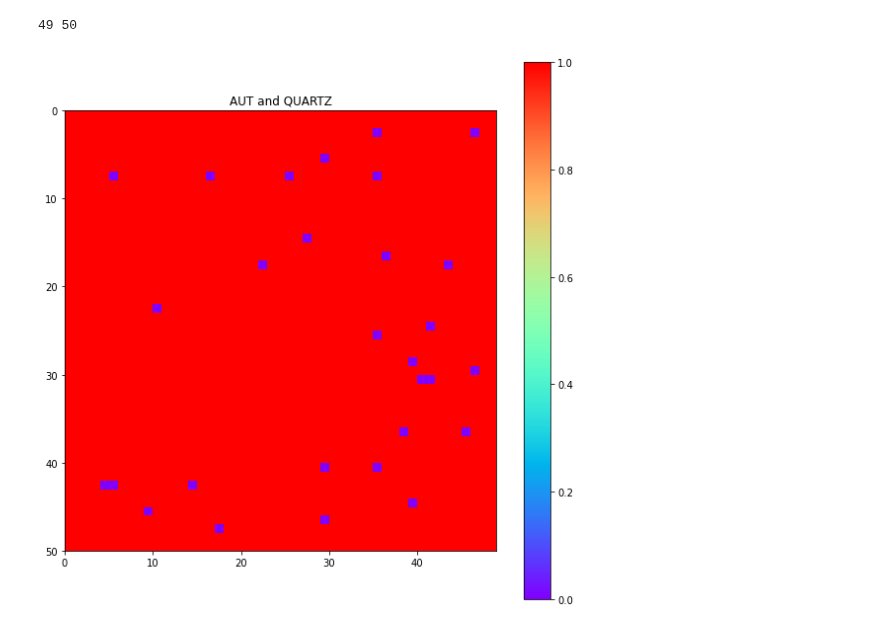
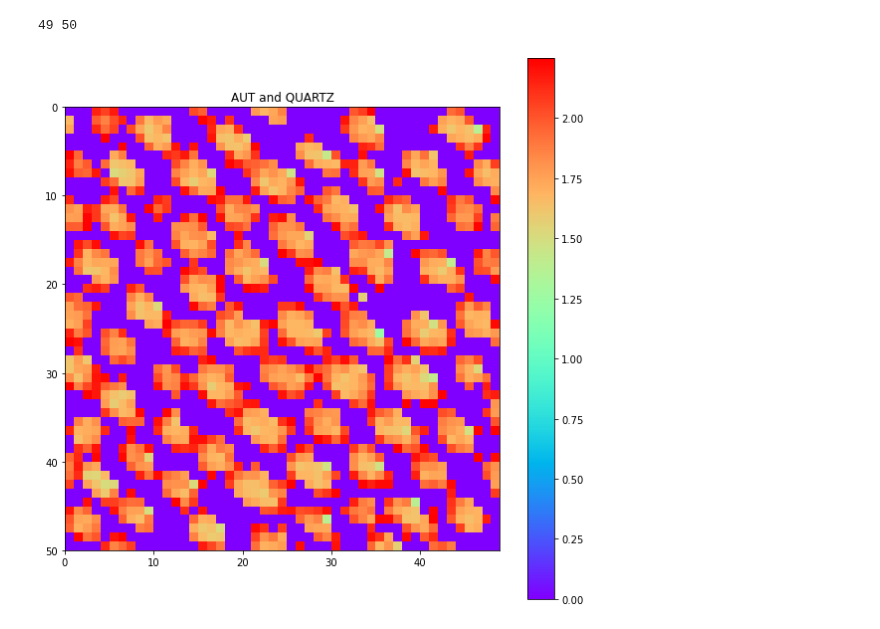
Before and after one commit to CalebThian/EMF_detection, a Jupyter notebook: analysis_csv.ipynb, the cells around one changed output. Saved outputs shown, nothing was run; the diff lists cells and outputs as text; code cells hidden in the pictures.

Commit message:
update plot function

```diff
--- a/analysis_csv.ipynb
+++ b/analysis_csv.ipynb
@@ -58,7 +138,7 @@ plot_colormap(Z)
 # %%
-bins = [np.min(z)]
+bins = [np.mean(Z)]
 z_dig = np.digitize(Z,bins)
-plot_colormap(z_dig)
+plot_colormap((1-z_dig)*Z)
 # %% [output]
 49 50
-[figure, old version]
+[figure, new version]
```
Also changed, not shown: parts of 7 cells of this notebook.
